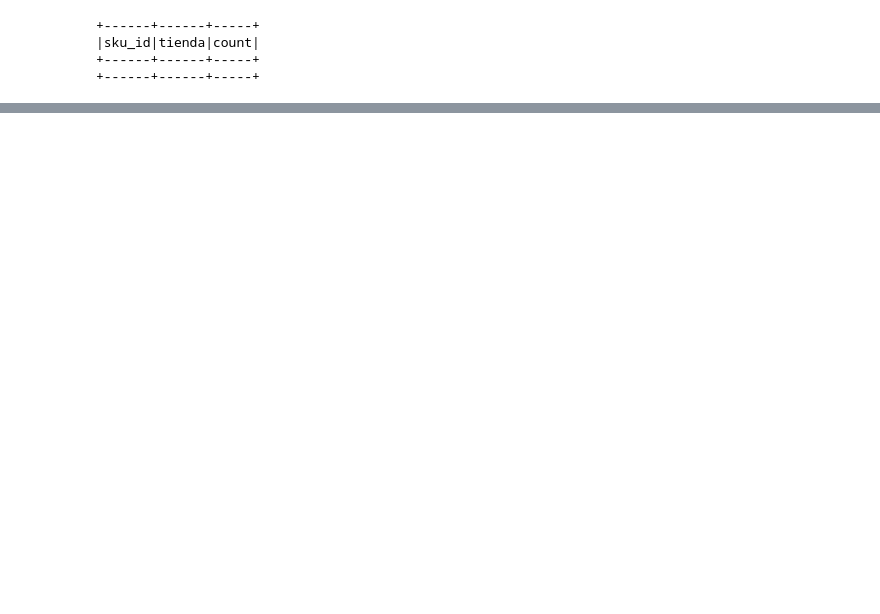
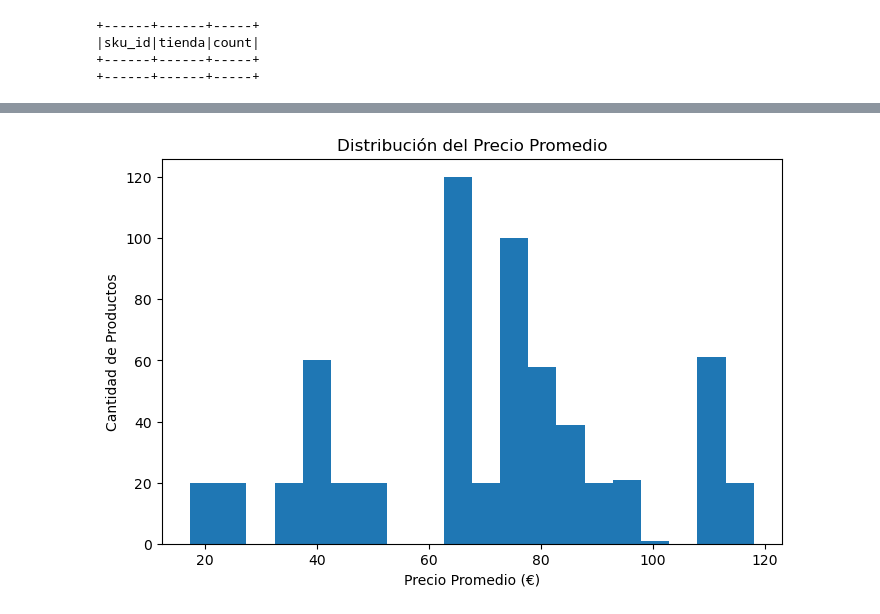
Before and after one commit to IICG-FACEA/BigData_IICG_2026, a Jupyter notebook: Estudiante S9/2_eda_mascota_spark.ipynb, the cells around one changed output, grey strips where cells are left out. Drawn from its saved outputs; the diff is of its cells as text; code cells hidden in the pictures; blank space fills up the shorter version.

```diff
--- a/Estudiante S9/2_eda_mascota_spark.ipynb
+++ b/Estudiante S9/2_eda_mascota_spark.ipynb
@@ -313,0 +530,17 @@ AnalysisException: [UNRESOLVED_COLUMN.WITH_SUGGESTION] A column or function para
+# %%
+#Crear un nuevo dataframe para EDA para asegurar qe estoy leyendo de la colección nueva con los valores normalizados
+df_eda = spark.read \
+    .format("mongodb") \
+    .option("spark.mongodb.read.connection.uri", uri) \
+    .option("database", "MascotasDB") \
+    .option("collection", "Mercado_Mascotas_Clean") \
+    .load()
+# Análisis estadístico de variables numéricas
+df_eda.select(
+    "precio_min_clp",
+    "precio_max_clp",
+    "precio_promedio_clp",
+    "precio_kg_clp",
+    "rating_num",
+    "opiniones_num"
+).describe().show()
@@ -313,0 +614,15 @@ AnalysisException: [UNRESOLVED_COLUMN.WITH_SUGGESTION] A column or function para
+# %%
+import matplotlib.pyplot as plt
+
+datos = df_eda.select("precio_promedio").toPandas()
+
+plt.figure(figsize=(8,5))
+plt.hist(datos["precio_promedio"], bins=20)
+
+plt.title("Distribución del Precio Promedio")
+plt.xlabel("Precio Promedio (€)")
+plt.ylabel("Cantidad de Productos")
+
+plt.show()
+# %% [output]
+[figure, added]
```
Also changed, not shown: parts of 27 cells of this notebook, 4 other files.
